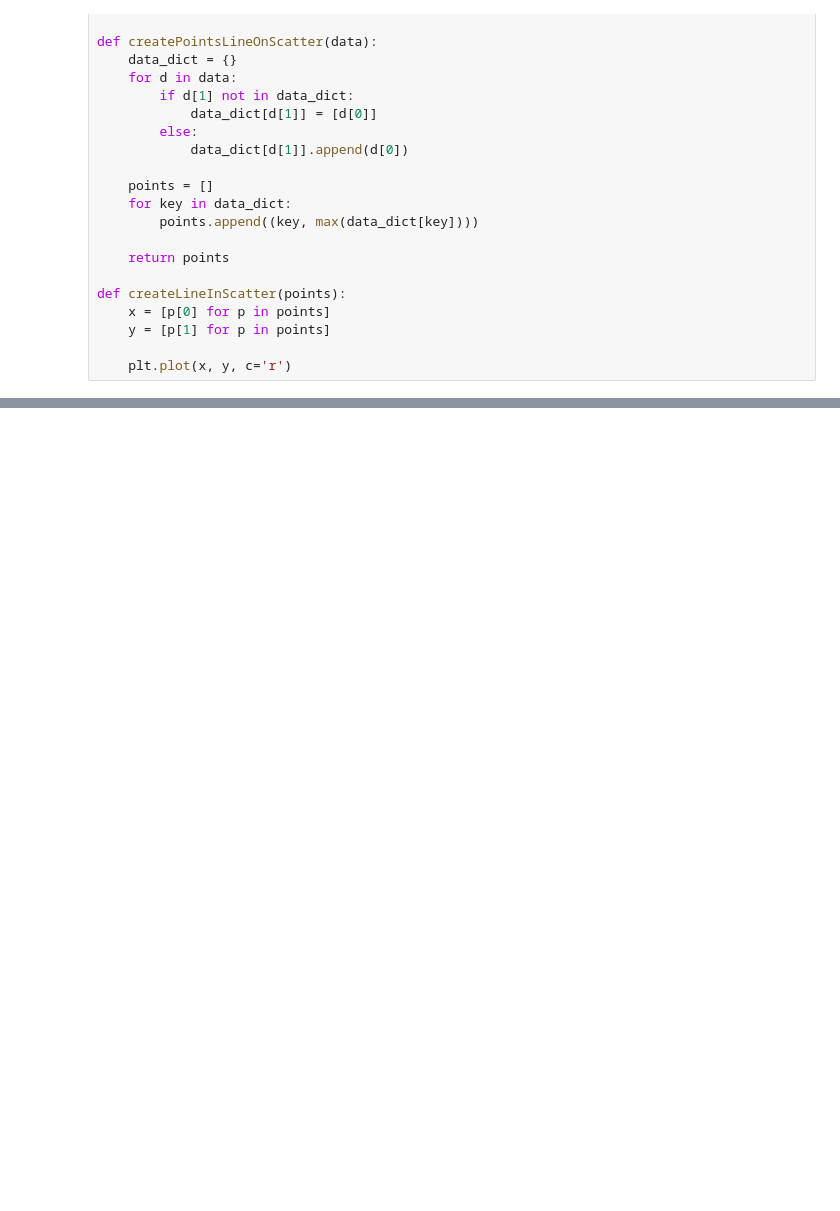
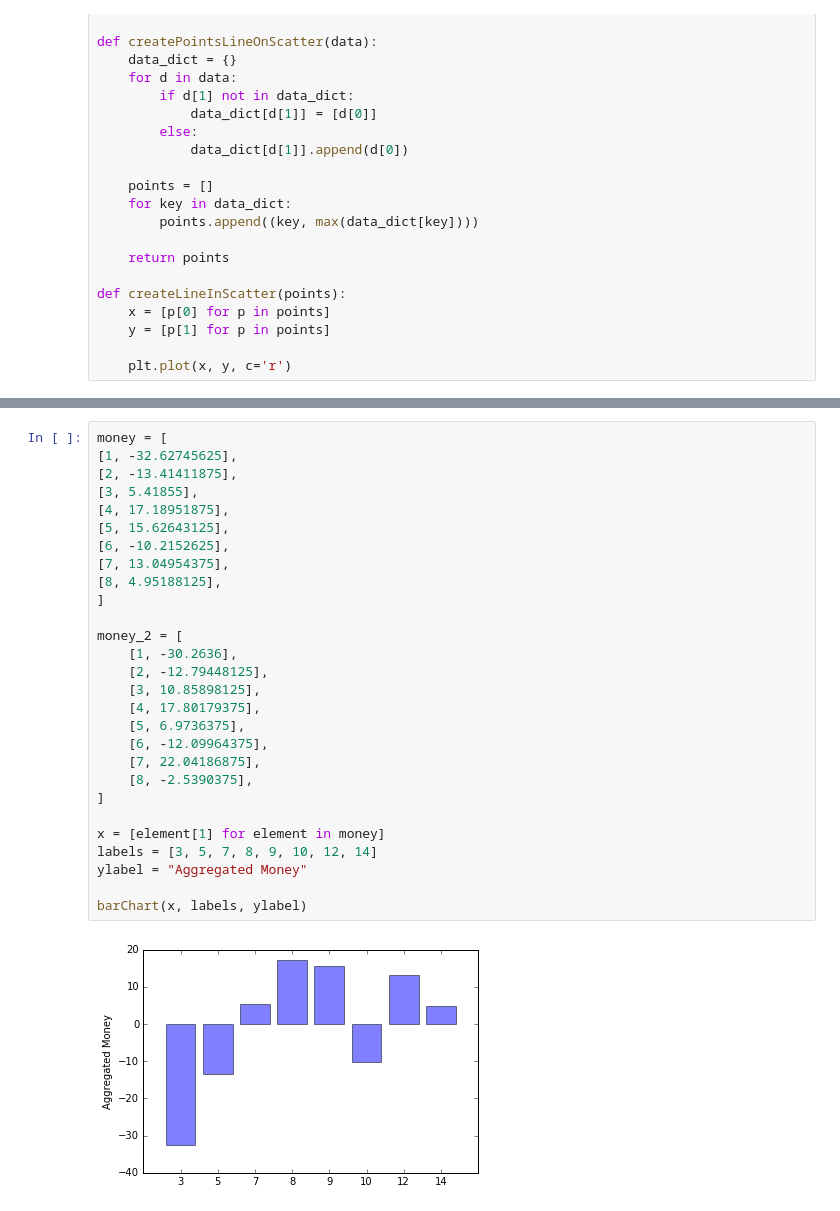
Before and after one commit to fernandomsilva/PokerHeuristics, a Jupyter notebook: Heuristic Visualization.ipynb, the cells around one changed output, grey strips where cells are left out. Saved outputs shown, nothing was run; the diff lists cells and outputs as text; blank space fills up the shorter version.

```diff
--- a/Heuristic Visualization.ipynb
+++ b/Heuristic Visualization.ipynb
@@ -70,0 +391,30 @@ scatterplot(x, y, data)
+# %%
+money = [
+[1, -32.62745625],
+[2, -13.41411875],
+[3, 5.41855],
+[4, 17.18951875],
+[5, 15.62643125],
+[6, -10.2152625],
+[7, 13.04954375],
+[8, 4.95188125],
+]
+
+money_2 = [
+    [1, -30.2636],
+    [2, -12.79448125],
+    [3, 10.85898125],
+    [4, 17.80179375],
+    [5, 6.9736375],
+    [6, -12.09964375],
+    [7, 22.04186875],
+    [8, -2.5390375],
+]
+
+x = [element[1] for element in money]
+labels = [3, 5, 7, 8, 9, 10, 12, 14]
+ylabel = "Aggregated Money"
+
+barChart(x, labels, ylabel)
+# %% [output]
+[figure, added]
```
Also changed, not shown: parts of 10 cells of this notebook, 2 other files.
